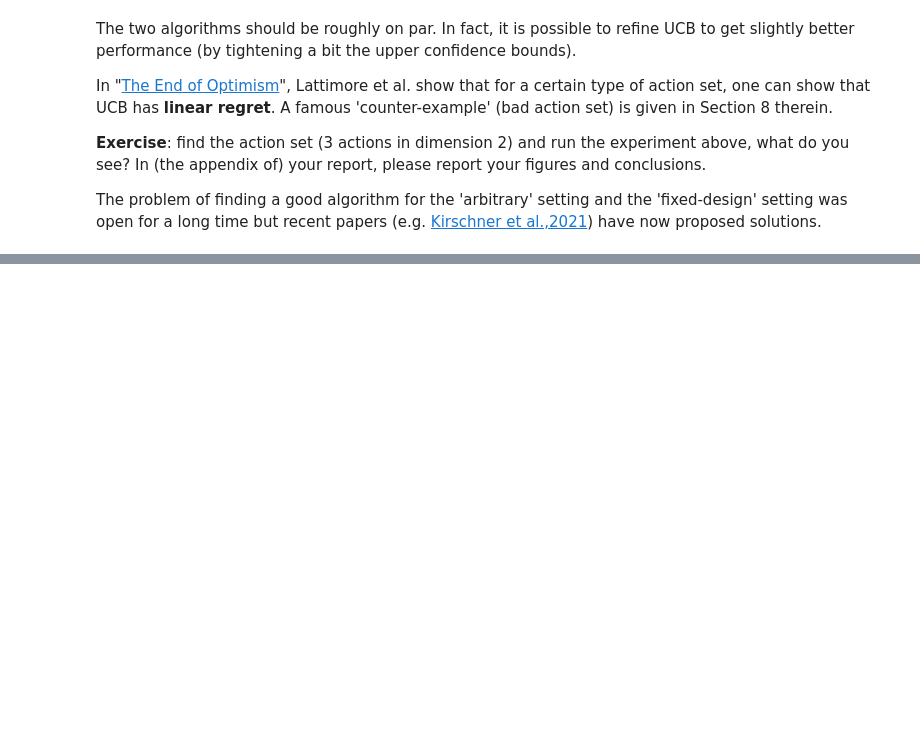
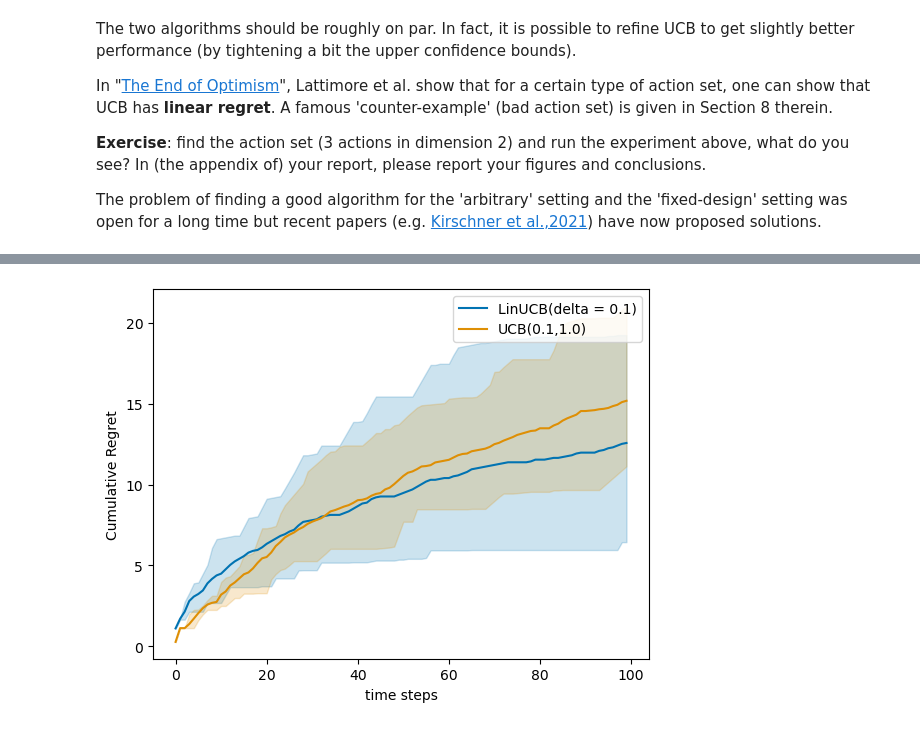
Before and after one commit to AugustinCablant/3A-class, a Jupyter notebook: Bandits/StochasticLinearBandits2024_companion_TBC_Gaetano_Augustin.ipynb, the cells around one changed output, grey strips where cells are left out. Cells and saved outputs as stored; diff of their text form; code cells hidden in the pictures; blank space fills up the shorter version.

```diff
--- a/Bandits/StochasticLinearBandits2024_companion_TBC_Gaetano_Augustin.ipynb
+++ b/Bandits/StochasticLinearBandits2024_companion_TBC_Gaetano_Augustin.ipynb
@@ -839,0 +970,29 @@ The problem of finding a good algorithm for the 'arbitrary' setting and the 'fix
+# %%
+d = 2  # dimension
+K = 3  # number of arms
+T = 100  # Finite Horizon
+N = 10  # Monte Carlo simulations
+delta = 0.1
+sigma = 1.
+q = 10
+
+theta = np.random.randn(d)
+theta /= np.linalg.norm(theta) #optional if you set theta with bounded norm :)
+eps = 0.05
+action_set = np.array([[1,0],[0,1],[1-eps, 32 * eps]])
+means = np.random.randn(K)
+environments = [
+                LinearBandit(theta, K, var = sigma ** 2, fixed_actions = action_set),
+                Bandit(means, K, model = 'gaussian', var = sigma ** 2, fixed_actions = action_set)
+                ]
+
+linucb = LinUCB(d, delta = 0.1, sigma = sigma, lambda_reg=1.)
+ucb = UCB(K, var = sigma ** 2, delta = delta, T = T)
+reg_fixed_actions = experiment(
+    environments,
+    [linucb, ucb],
+    Nmc = N,
+    T = T)
+plot_regret(reg_fixed_actions)
+# %% [output]
+[figure, added]
```
Also changed, not shown: parts of 13 cells of this notebook, 3 other files.
